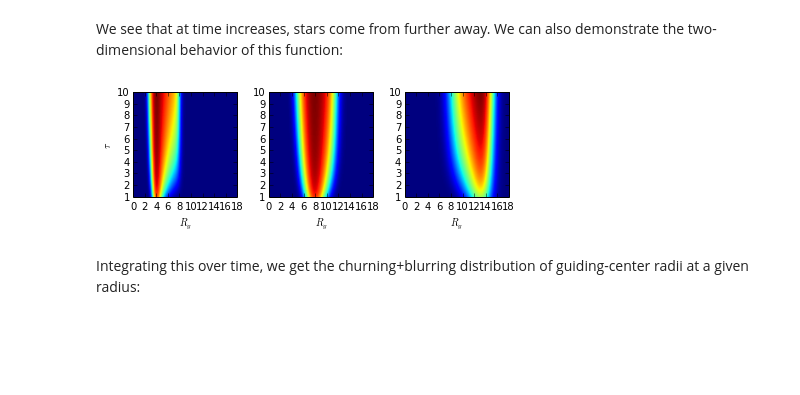
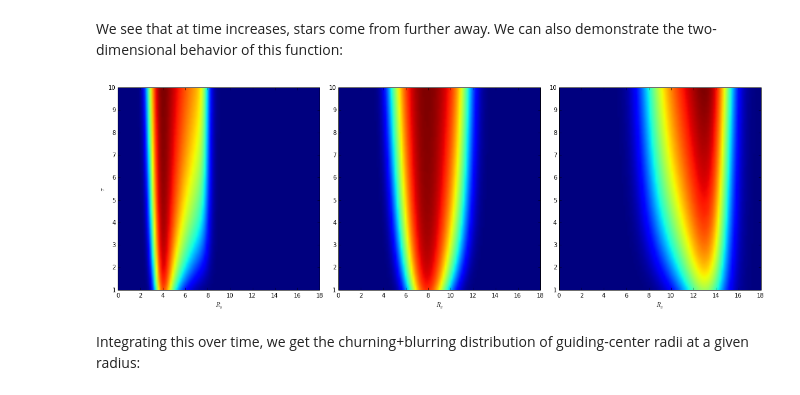
Before and after one commit to jobovy/simple-blurring-churning, a Jupyter notebook: blurring-churning-example.ipynb, the cells around one changed output. Cells and saved outputs as stored; diff of their text form; code cells hidden in the pictures; blank space fills up the shorter version.

Commit message:
larger figures

```diff
--- a/blurring-churning-example.ipynb
+++ b/blurring-churning-example.ipynb
@@ -73,19 +74,21 @@ pRgage4= numpy.array([simple_blurring_churning.churning_pRgRtau(Rgs,4.,a) for a
 pRgage8= numpy.array([simple_blurring_churning.churning_pRgRtau(Rgs,8.,a) for a in ages])
 pRgage14= numpy.array([simple_blurring_churning.churning_pRgRtau(Rgs,14.,a) for a in ages])
 # %%
+figsize(16,6)
 subplot(1,3,1)
 imshow(pRgage4,origin='lower',cmap='jet',extent=[Rgs[0],Rgs[-1],ages[0],ages[-1]],aspect=(Rgs[-1]-Rgs[0])/(ages[-1]-ages[0]))
 xlabel(r'$R_g$')
 ylabel(r'$\tau$')
 subplot(1,3,2)
 imshow(pRgage8,origin='lower',cmap='jet',extent=[Rgs[0],Rgs[-1],ages[0],ages[-1]],aspect=(Rgs[-1]-Rgs[0])/(ages[-1]-ages[0]))
 xlabel(r'$R_g$')
 subplot(1,3,3)
 imshow(pRgage14,origin='lower',cmap='jet',extent=[Rgs[0],Rgs[-1],ages[0],ages[-1]],aspect=(Rgs[-1]-Rgs[0])/(ages[-1]-ages[0]))
 xlabel(r'$R_g$')
 tight_layout()
+figsize(8,6)
 # %% [output]
-[figure, old version]
+[figure, new version]
 # %% [markdown]
 Integrating this over time, we get the churning+blurring distribution of guiding-center radii at a given radius:
 # %%
```
Also changed, not shown: parts of 12 cells of this notebook.
